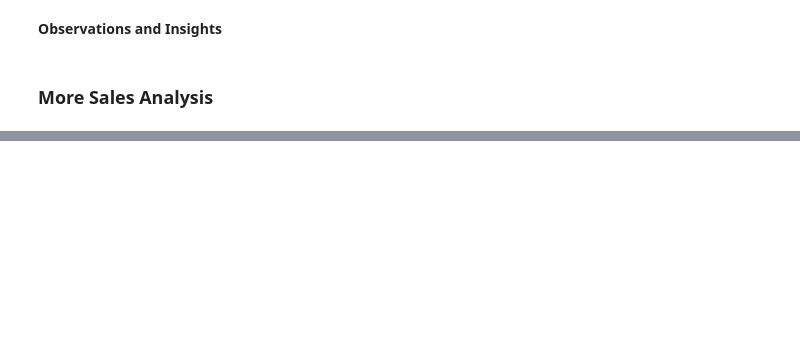
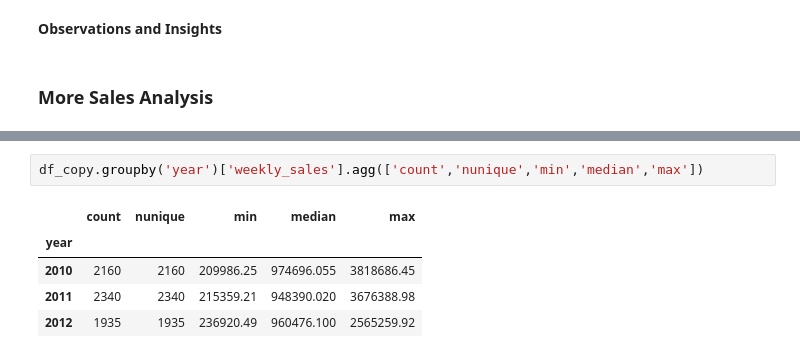
Before and after one commit to Cesar312/retailer_sales_forecasting_system, a Jupyter notebook: notebooks/Walmart-Retail-Sales-Data-Analysis.ipynb, the cells around one changed output, grey strips where cells are left out. Drawn from its saved outputs; the diff is of its cells as text; blank space fills up the shorter version.

```diff
--- a/notebooks/Walmart-Retail-Sales-Data-Analysis.ipynb
+++ b/notebooks/Walmart-Retail-Sales-Data-Analysis.ipynb
@@ -358,0 +472,8 @@ plt.show()
+# %%
+df_copy.groupby('year')['weekly_sales'].agg(['count','nunique','min','median','max'])
+# %% [output]
+|  | count | nunique | min | median | max |
+| year |  |  |  |  |  |
+| 2010 | 2160 | 2160 | 209986.25 | 974696.055 | 3818686.45 |
+| 2011 | 2340 | 2340 | 215359.21 | 948390.020 | 3676388.98 |
+| 2012 | 1935 | 1935 | 236920.49 | 960476.100 | 2565259.92 |
```
Also changed, not shown: parts of 12 cells of this notebook.
